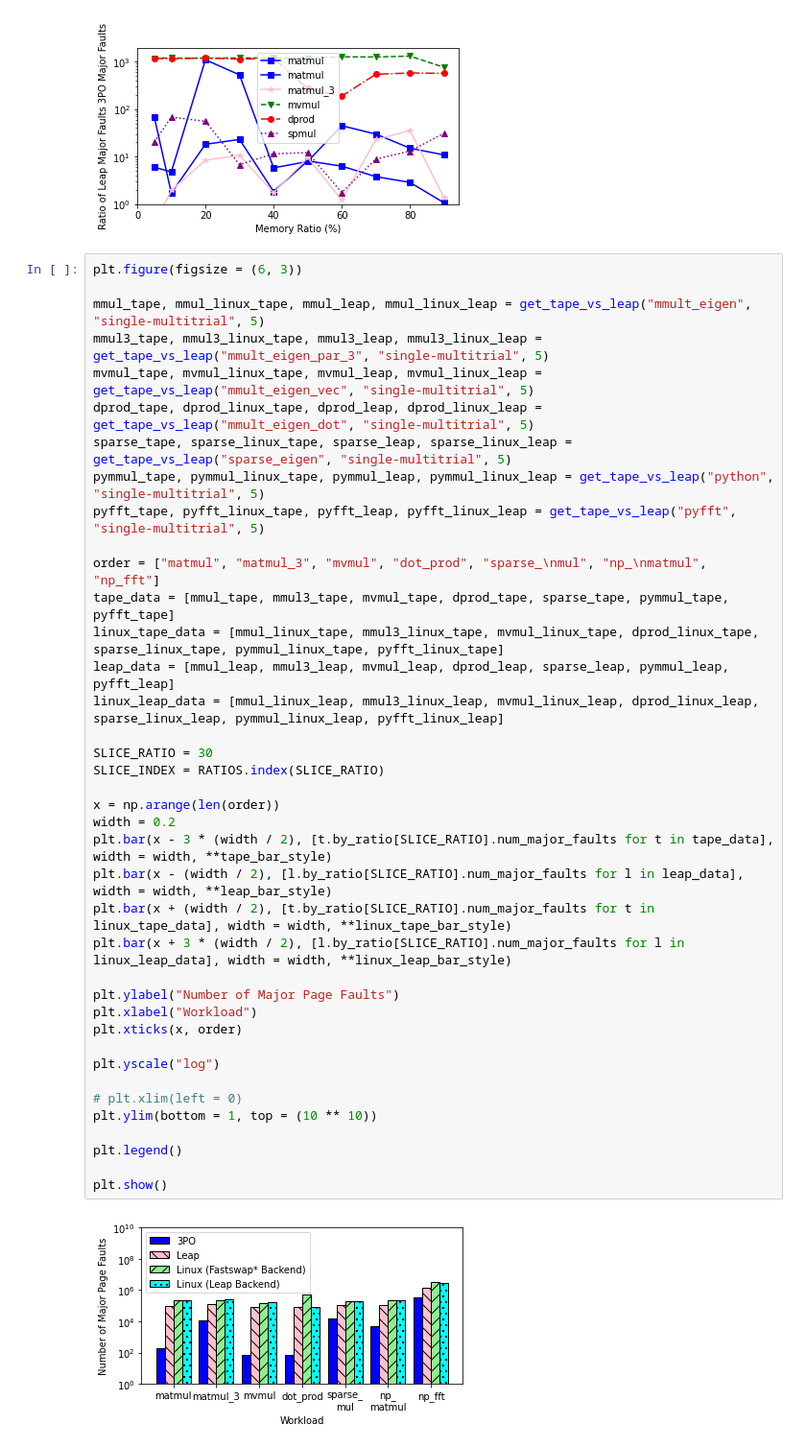
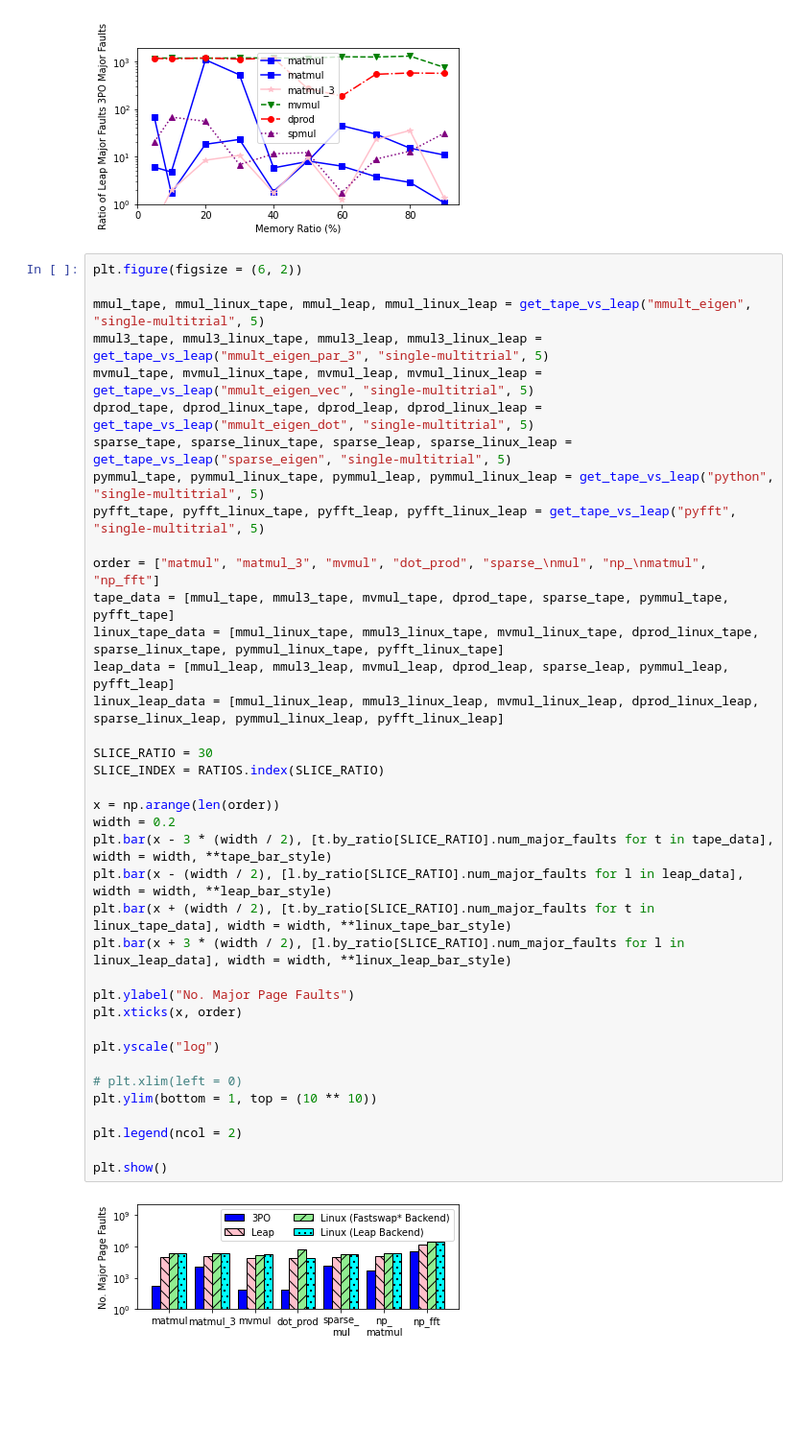
Before and after one commit to samkumar/prefetching-data, a Jupyter notebook: leap-data/leap_comparison.ipynb, the cells around one changed output. Shown at 96% size. Cells and saved outputs as stored; diff of their text form; blank space fills up the shorter version.

```diff
--- a/leap-data/leap_comparison.ipynb
+++ b/leap-data/leap_comparison.ipynb
@@ -745,7 +745,7 @@ plt.show()
 # %% [output]
 [figure]
 # %%
-plt.figure(figsize = (6, 3))
+plt.figure(figsize = (6, 2))
 
 mmul_tape, mmul_linux_tape, mmul_leap, mmul_linux_leap = get_tape_vs_leap("mmult_eigen", "single-multitrial", 5)
 mmul3_tape, mmul3_linux_tape, mmul3_leap, mmul3_linux_leap = get_tape_vs_leap("mmult_eigen_par_3", "single-multitrial", 5)
@@ -754,34 +754,33 @@ dprod_tape, dprod_linux_tape, dprod_leap, dprod_linux_leap = get_tape_vs_leap("m
 sparse_tape, sparse_linux_tape, sparse_leap, sparse_linux_leap = get_tape_vs_leap("sparse_eigen", "single-multitrial", 5)
 pymmul_tape, pymmul_linux_tape, pymmul_leap, pymmul_linux_leap = get_tape_vs_leap("python", "single-multitrial", 5)
 pyfft_tape, pyfft_linux_tape, pyfft_leap, pyfft_linux_leap = get_tape_vs_leap("pyfft", "single-multitrial", 5)
 
 order = ["matmul", "matmul_3", "mvmul", "dot_prod", "sparse_\nmul", "np_\nmatmul", "np_fft"]
 tape_data = [mmul_tape, mmul3_tape, mvmul_tape, dprod_tape, sparse_tape, pymmul_tape, pyfft_tape]
 linux_tape_data = [mmul_linux_tape, mmul3_linux_tape, mvmul_linux_tape, dprod_linux_tape, sparse_linux_tape, pymmul_linux_tape, pyfft_linux_tape]
 leap_data = [mmul_leap, mmul3_leap, mvmul_leap, dprod_leap, sparse_leap, pymmul_leap, pyfft_leap]
 linux_leap_data = [mmul_linux_leap, mmul3_linux_leap, mvmul_linux_leap, dprod_linux_leap, sparse_linux_leap, pymmul_linux_leap, pyfft_linux_leap]
 
 SLICE_RATIO = 30
 SLICE_INDEX = RATIOS.index(SLICE_RATIO)
 
 x = np.arange(len(order))
 width = 0.2
 plt.bar(x - 3 * (width / 2), [t.by_ratio[SLICE_RATIO].num_major_faults for t in tape_data], width = width, **tape_bar_style)
 plt.bar(x - (width / 2), [l.by_ratio[SLICE_RATIO].num_major_faults for l in leap_data], width = width, **leap_bar_style)
 plt.bar(x + (width / 2), [t.by_ratio[SLICE_RATIO].num_major_faults for t in linux_tape_data], width = width, **linux_tape_bar_style)
 plt.bar(x + 3 * (width / 2), [l.by_ratio[SLICE_RATIO].num_major_faults for l in linux_leap_data], width = width, **linux_leap_bar_style)
 
-plt.ylabel("Number of Major Page Faults")
-plt.xlabel("Workload")
+plt.ylabel("No. Major Page Faults")
 plt.xticks(x, order)
 
 plt.yscale("log")
 
 # plt.xlim(left = 0)
 plt.ylim(bottom = 1, top = (10 ** 10))
 
-plt.legend()
+plt.legend(ncol = 2)
 
 plt.show()
 # %% [output]
-[figure, old version]
+[figure, new version]
```
Also changed, not shown: parts of 1 cell of this notebook, 2 other files.
